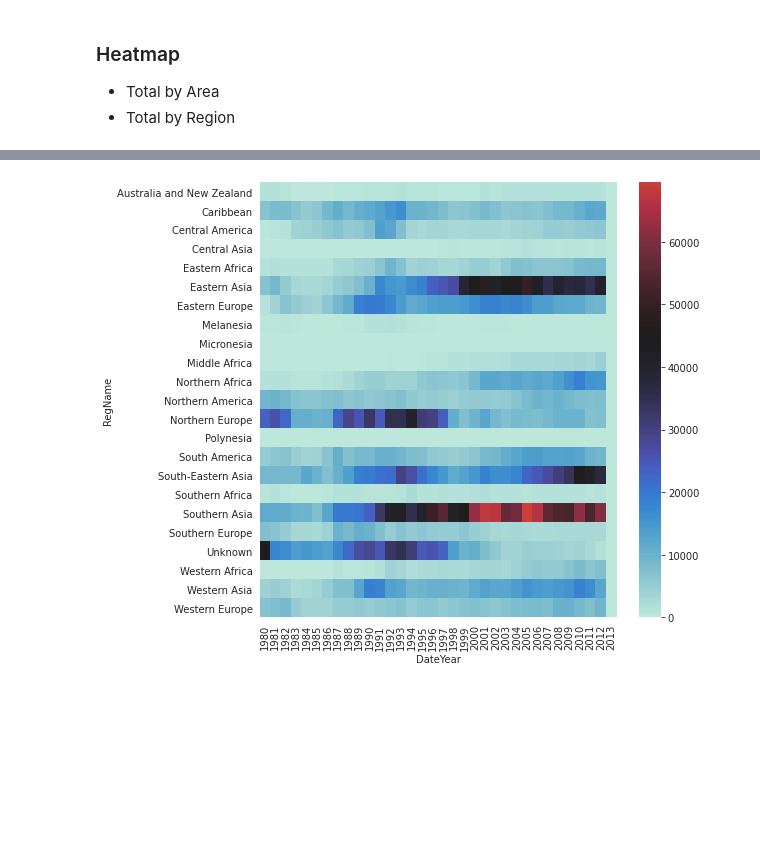
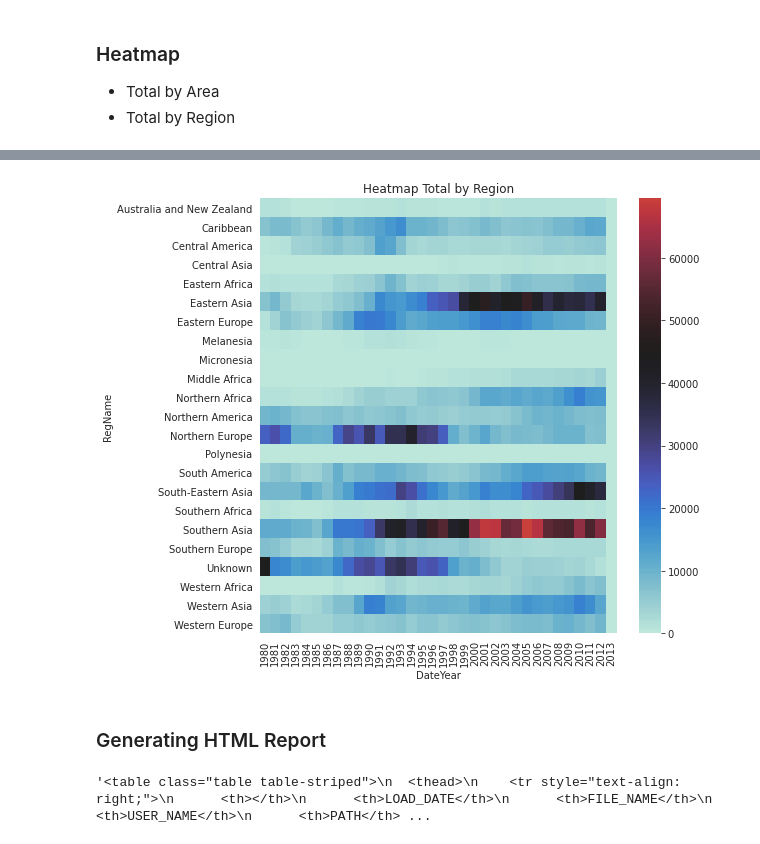
Before and after one commit to DaniloNunesMelo/Dan_Portfolio_Code, a Jupyter notebook: python-data-analysis/Inter-Migr-Flows-Canada/AppDan - Canada International Migration Flows.ipynb, the cells around one changed output, grey strips where cells are left out. Saved outputs shown, nothing was run; the diff lists cells and outputs as text; code cells hidden in the pictures; blank space fills up the shorter version.

```diff
--- a/python-data-analysis/Inter-Migr-Flows-Canada/AppDan - Canada International Migration Flows.ipynb
+++ b/python-data-analysis/Inter-Migr-Flows-Canada/AppDan - Canada International Migration Flows.ipynb
@@ -126,7 +126,8 @@ df_canada_migration_total.head(2)
 df_canada_mlt = df_canada_mlt[df_canada_mlt['RegName'].notna()]
 # %%
 df_canada_migration_flow = df_canada_mlt
-df_canada_migration_flow[["Type","Coverage","AreaName","RegName"]] = df_canada_mlt[["Type","Coverage","AreaName","RegName"]].apply(lambda x: x.astype('category'))
+df_canada_migration_flow[["Type","Coverage","AreaName","RegName"]] = df_canada_mlt[["Type","Coverage","AreaName","RegName"]]\
+    .apply(lambda x: x.astype('category'))
 # %%
 df_canada_migration_flow.head(2)
 # %% [output]
@@ -307,11 +340,26 @@ ax = sns.heatmap(df_canada_migration_total_heat,center=df_canada_migration_total
 # %%
 # Total by Region
+image7="HeatmapRegion.png"
 
 ax = plt.subplots(figsize=(8,8))
 
 #df_canada_migration_sort = df_canada_migration_flow.sort_values('PeopleQtd',ascending = False).groupby('RegName').head(2)
 df_canada_migration_heat = df_canada_migration_flow[df_canada_migration_flow["Coverage"] == "Foreigners"] \
                                                                         .pivot("RegName","DateYear","PeopleQtd")
 ax = sns.heatmap(df_canada_migration_heat,center=df_canada_migration_heat.loc["Eastern Asia", 2000])
+
+plt.title('Heatmap Total by Region')
+
+plt.savefig(image7)
 # %% [output]
-[figure, old version]
+[figure, new version]
+# %% [markdown]
+### Generating HTML Report
+# %%
+## HTML
+df_audit_html = df_file_audit_trail\
+                        .to_html()\
+                        .replace('<table border="1" class="dataframe">','<table class="table table-striped">')
+df_audit_html
+# %% [output]
+'<table class="table table-striped">\n  <thead>\n    <tr style="text-align: right;">\n      <th></th>\n      <th>LOAD_DATE</th>\n      <th>FILE_NAME</th>\n      <th>USER_NAME</th>\n      <th>PATH</th> ...
```
Also changed, not shown: parts of 10 cells of this notebook, 8 other files.
